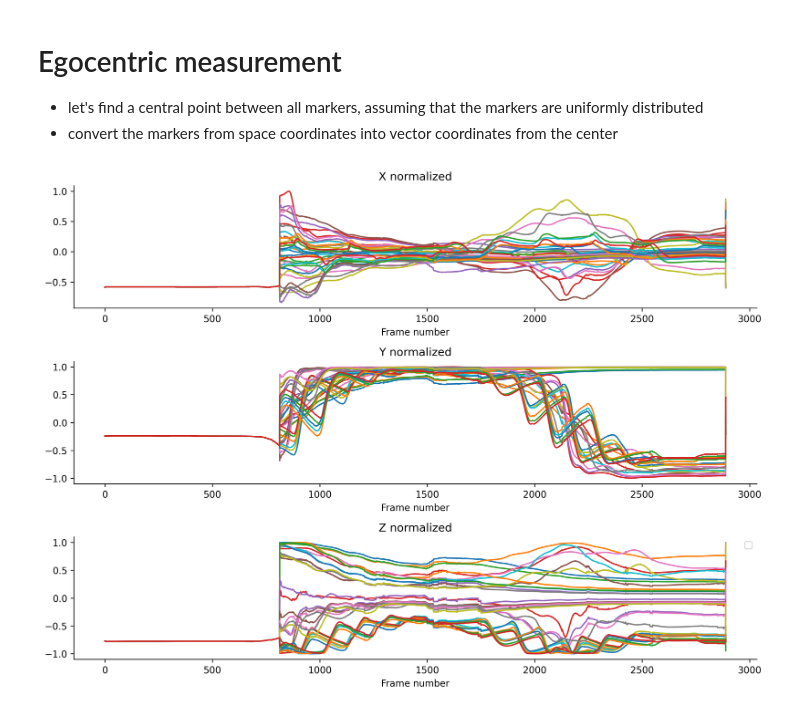
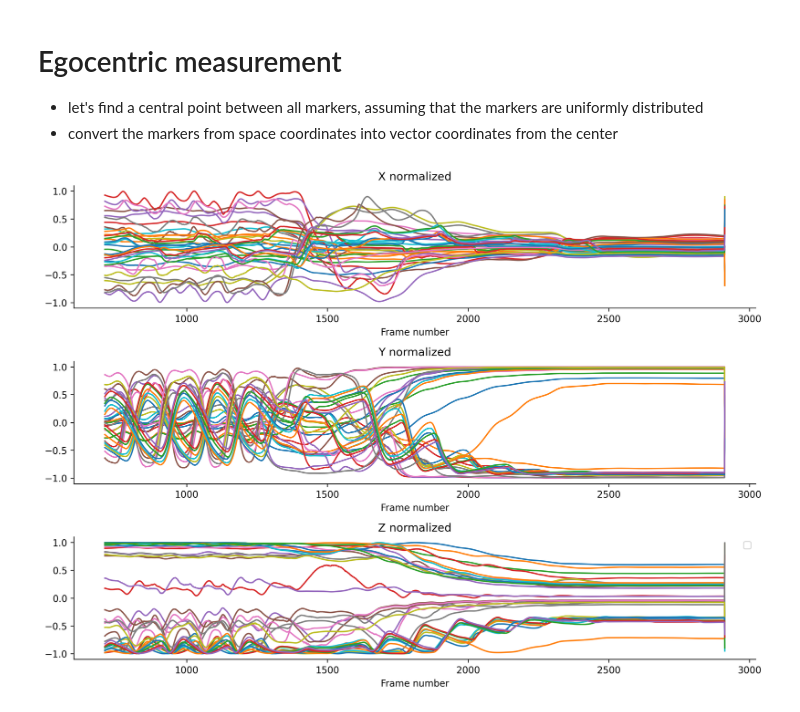
Before and after one commit to anqizhou13/FastTracker, a Jupyter notebook: process.ipynb, the cells around one changed output. Drawn from its saved outputs; the diff is of its cells as text; code cells hidden in the pictures.

```diff
--- a/process.ipynb
+++ b/process.ipynb
@@ -11,7 +11,7 @@ import math
 # %%
 # sampling rate is 200 Hz
 # Open the .c3d file
-with open('/Users/anqizhou/FastTrack/sampleData_11-15-2024/Sain_2019_11_15_DAp_GBMOV_T1_OFF_GNG_GAIT_003.c3d', 'rb') as f:
+with open('/Users/anqizhou/FastTrack/sampleData_11-15-2024/Sain_2019_11_15_DAp_GBMOV_T1_OFF_GNG_GAIT_001.c3d', 'rb') as f:
     reader = c3d.Reader(f)
 
     # Initialize data structures to store extracted data
@@ -26,21 +26,22 @@ with open('/Users/anqizhou/FastTrack/sampleData_11-15-2024/Sain_2019_11_15_DAp_G
         #analog_data.append(analog)    # Extract analog signals (e.g., force plates)
 
 # Convert to numpy arrays for easier manipulation
-import numpy as np
-markers = np.array(markers)        # Shape: (frames, markers, 3)
-markers = np.transpose(markers, (1, 2, 0)) # change the shape so that it is (markers, 3, frames)
+markers = np.array(markers)        # Shape: (frames, markers, (x,y,z))
+markers = np.transpose(markers, (1, 2, 0)) # change the shape so that it is (markers, (x,y,z), frames)
+
+# find indices along the 1st dim of the markers array to find labels that are already annotated
+# untraced marker labels are numbered with asterisks (e.g. *36, *37)
+marker_indices = [i for i, element in enumerate(reader.point_labels) if '*' not in element]
 
 # create a dataset with label dictionary
 data = {
-    'marker_labels': reader.point_labels,
-    'time_series_raw': tools.replace_zeros_with_neighbors_mean(markers,1),
+    'marker_labels': reader.point_labels[marker_indices],
+    'time_series_raw': tools.replace_zeros_with_neighbors_mean(markers[marker_indices],1),
     # to clean the data, let's assume that processes are linear over 3 timesteps (+1/-1 on each side)
     # or
     # complete raw data
     #'time_series_raw': markers
 }
-
-# data['marker_labels'] # test to retrieve marker labels from the data, note that labels that start with * are unlabled markers
 # %% [markdown]
 # visualize the raw data
 # %%
@@ -48,7 +49,7 @@ data = {
 plot_title = ['X','Y','Z']
 fig,axs = plt.subplots(3,1, figsize=(11,8), dpi=300, tight_layout = True)
 for d in range(3): # recursive over three dimensions
-    for i in range(34): # plot line for each marker
+    for i in range(len(data['marker_labels'])): # plot line for each marker
         axs[d].plot(np.linspace(0, len(data['time_series_raw'][0][0]), num=len(data['time_series_raw'][0][0])),
             data['time_series_raw'][i][d],
             #label=data['marker_labels'][i]
@@ -73,43 +74,43 @@ center = np.mean(data['time_series_raw'], axis=0)
 
 # transform marker data
 ego = []
-for i in range(len(reader.point_labels)):
+for i in range(len(data['marker_labels'])):
     ego.append(data['time_series_raw'][i] - center) # compute euclidean distance
 ego = np.array(ego)
 
 # now normalize by the size of vector
 magnitude=[]
-for i in range(len(reader.point_labels)):
+for i in range(len(data['marker_labels'])):
     for t in range(len(ego[i,0])):
         # compute square root of sum of squares across position for all axes
         # to compute magnitude of the vector
         magnitude.append(math.hypot(ego[i,0,t], ego[i,1,t], ego[i,2,t]))
-magnitude = np.reshape(np.array(magnitude),(len(reader.point_labels),len(ego[i,0])))
-# broadcast and normalized the coordinates
+magnitude = np.reshape(np.array(magnitude),(len(data['marker_labels']),len(ego[i,0])))
+# broadcast and normalize the coordinates
 ego_normalized = ego/magnitude[:,np.newaxis,:]
 ego_normalized = {'time_series_centered': np.array(ego_normalized)}
 data.update(ego_normalized)
 # %%
 # x,y,z info for each marker i is stored as data['time_series_raw'][i][0], [i][1], or [i][2]
 plot_title = ['X normalized','Y normalized','Z normalized']
 fig,axs = plt.subplots(3,1, figsize=(11,8), dpi=300, tight_layout = True)
 for d in range(3): # recursive over three dimensions
-    for i in range(34): # plot line for each marker
+    for i in range(len(data['marker_labels'])): # plot line for each marker
         axs[d].plot(np.linspace(0, len(data['time_series_raw'][0][0]), num=len(data['time_series_raw'][0][0])),
             data['time_series_centered'][i][d],
             #label=data['marker_labels'][i]
         )
     axs[d].set_title(plot_title[d])
     axs[d].set_xlabel('Frame number')
 
     axs[d].spines.right.set_visible(False)
     axs[d].spines.top.set_visible(False)
 #plt.savefig('{}/lineplot.svg'.format(output), format='svg')
 #plt.savefig('{}/lineplot.pdf'.format(output), format='pdf')
 plt.legend()
 plt.show()
 # %% [output]
-[figure, old version]
+[figure, new version]
 # %%
 # random forest classifier
 import numpy as np
```
Also changed, not shown: parts of 1 cell of this notebook.
